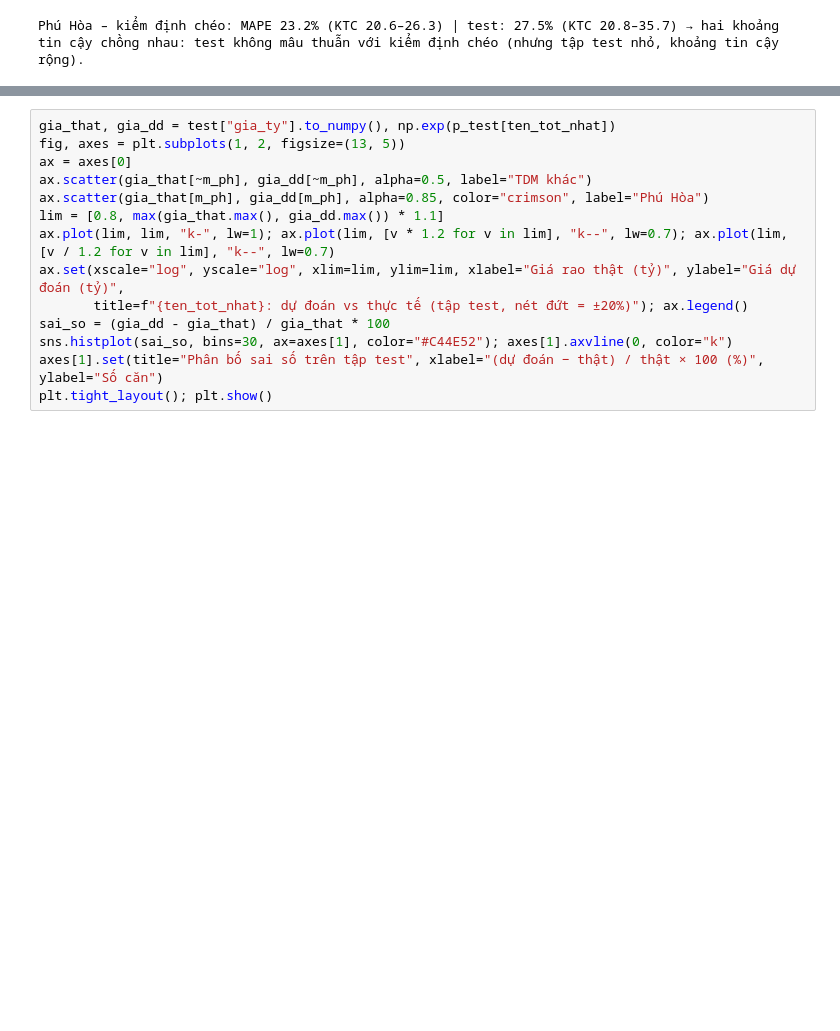
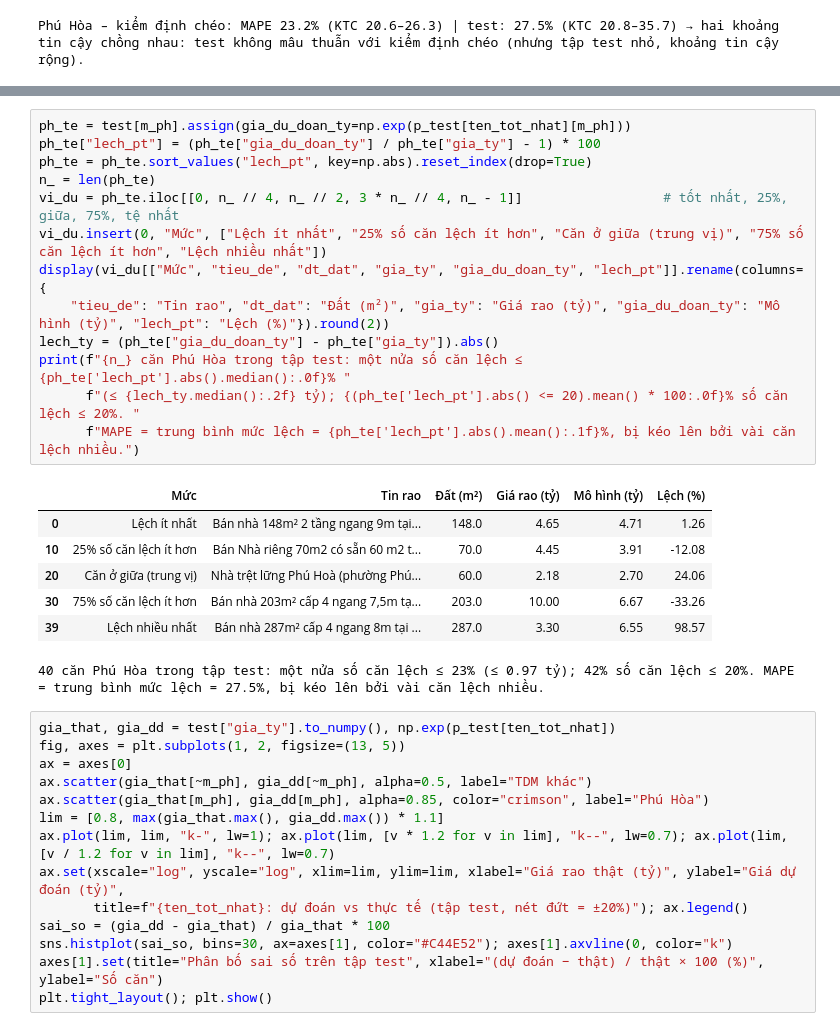
Before and after one commit to 2324801030095-cloud/Project_Du-doan-gia-nha, a Jupyter notebook: notebooks/2324801030095.ipynb, the cells around one changed output, grey strips where cells are left out. Drawn from its saved outputs; the diff is of its cells as text; blank space fills up the shorter version.

```diff
--- a/notebooks/2324801030095.ipynb
+++ b/notebooks/2324801030095.ipynb
@@ -741,3 +744,24 @@ Phú Hòa – kiểm định chéo: MAPE 23.2% (KTC 20.6–26.3) | test: 27.5% (
+# %%
+ph_te = test[m_ph].assign(gia_du_doan_ty=np.exp(p_test[ten_tot_nhat][m_ph]))
+ph_te["lech_pt"] = (ph_te["gia_du_doan_ty"] / ph_te["gia_ty"] - 1) * 100
+ph_te = ph_te.sort_values("lech_pt", key=np.abs).reset_index(drop=True)
+n_ = len(ph_te)
+vi_du = ph_te.iloc[[0, n_ // 4, n_ // 2, 3 * n_ // 4, n_ - 1]]                  # tốt nhất, 25%, giữa, 75%, tệ nhất
+vi_du.insert(0, "Mức", ["Lệch ít nhất", "25% số căn lệch ít hơn", "Căn ở giữa (trung vị)", "75% số căn lệch ít hơn", "Lệch nhiều nhất"])
+display(vi_du[["Mức", "tieu_de", "dt_dat", "gia_ty", "gia_du_doan_ty", "lech_pt"]].rename(columns={
+    "tieu_de": "Tin rao", "dt_dat": "Đất (m²)", "gia_ty": "Giá rao (tỷ)", "gia_du_doan_ty": "Mô hình (tỷ)", "lech_pt": "Lệch (%)"}).round(2))
+lech_ty = (ph_te["gia_du_doan_ty"] - ph_te["gia_ty"]).abs()
+print(f"{n_} căn Phú Hòa trong tập test: một nửa số căn lệch ≤ {ph_te['lech_pt'].abs().median():.0f}% "
+      f"(≤ {lech_ty.median():.2f} tỷ); {(ph_te['lech_pt'].abs() <= 20).mean() * 100:.0f}% số căn lệch ≤ 20%. "
+      f"MAPE = trung bình mức lệch = {ph_te['lech_pt'].abs().mean():.1f}%, bị kéo lên bởi vài căn lệch nhiều.")
+# %% [output]
+|  | Mức | Tin rao | Đất (m²) | Giá rao (tỷ) | Mô hình (tỷ) | Lệch (%) |
+| 0 | Lệch ít nhất | Bán nhà 148m² 2 tầng ngang 9m tại... | 148.0 | 4.65 | 4.71 | 1.26 |
+| 10 | 25% số căn lệch ít hơn | Bán Nhà riêng 70m2 có sẵn 60 m2 t... | 70.0 | 4.45 | 3.91 | -12.08 |
+| 20 | Căn ở giữa (trung vị) | Nhà trệt lững Phú Hoà (phường Phú... | 60.0 | 2.18 | 2.70 | 24.06 |
+| 30 | 75% số căn lệch ít hơn | Bán nhà 203m² cấp 4 ngang 7,5m tạ... | 203.0 | 10.00 | 6.67 | -33.26 |
+| 39 | Lệch nhiều nhất | Bán nhà 287m² cấp 4 ngang 8m tại ... | 287.0 | 3.30 | 6.55 | 98.57 |
+40 căn Phú Hòa trong tập test: một nửa số căn lệch ≤ 23% (≤ 0.97 tỷ); 42% số căn lệch ≤ 20%. MAPE = trung bình mức lệch = 27.5%, bị kéo lên bởi vài căn lệch nhiều.
 # %%
 gia_that, gia_dd = test["gia_ty"].to_numpy(), np.exp(p_test[ten_tot_nhat])
 fig, axes = plt.subplots(1, 2, figsize=(13, 5))
```
Also changed, not shown: parts of 2 cells of this notebook, 5 other files.
